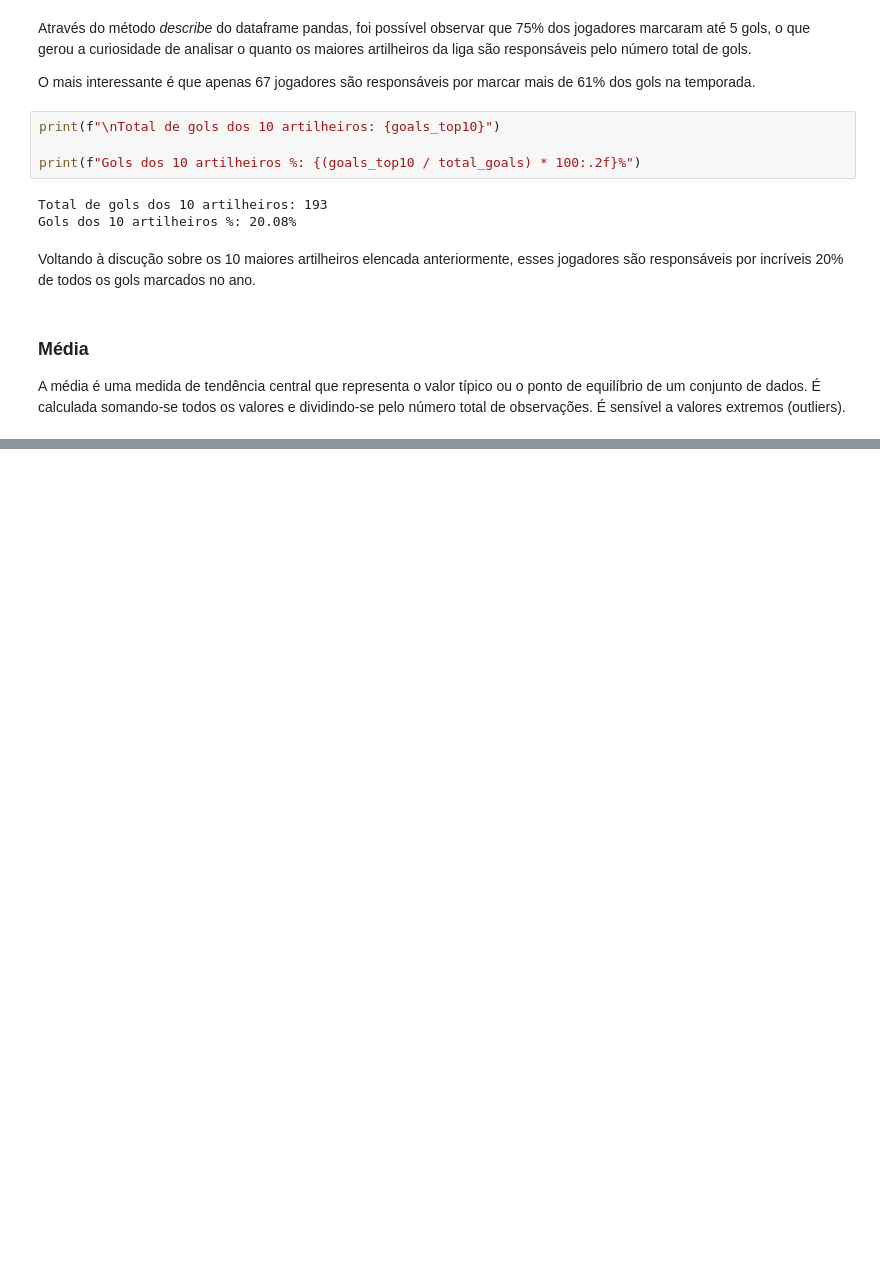
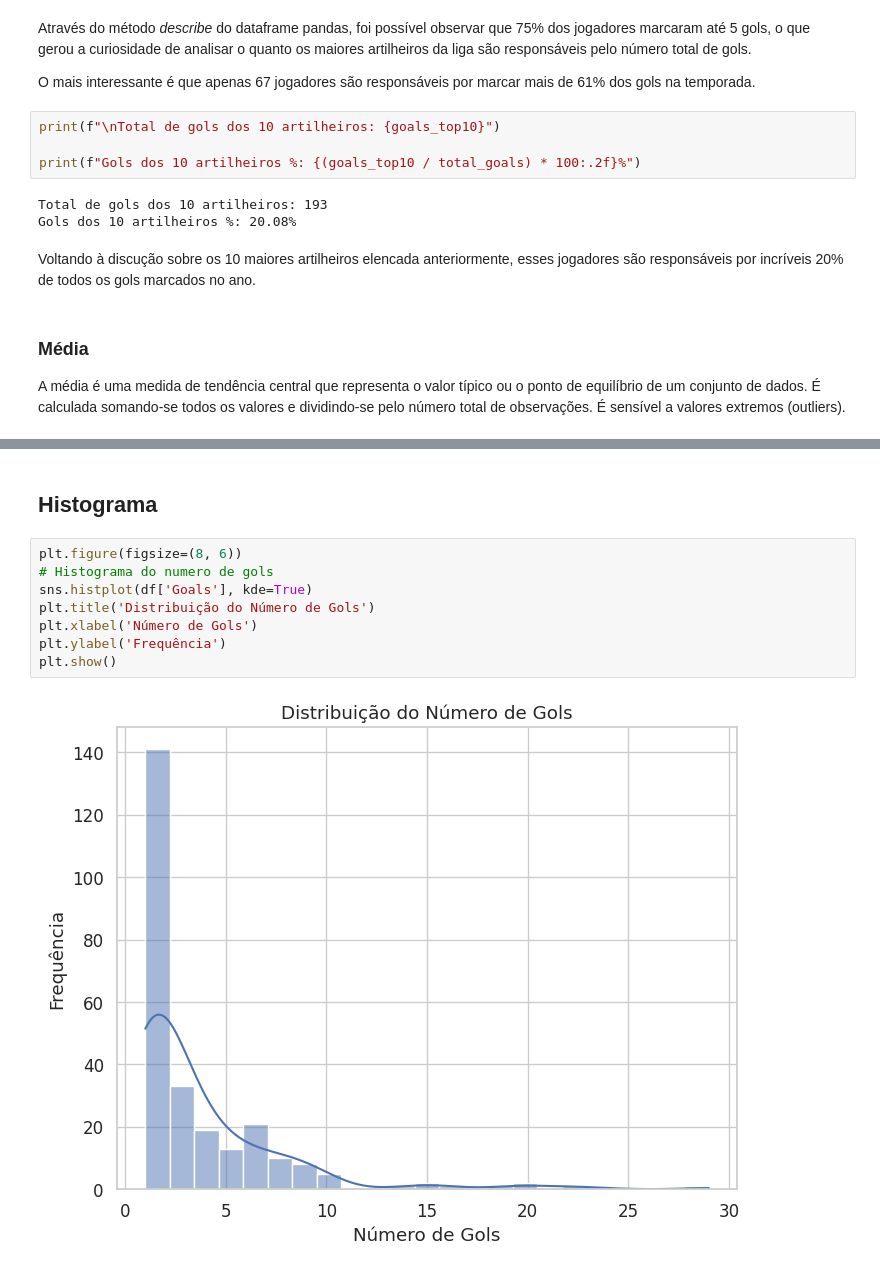
Before and after one commit to vitorwogel/MVP-Data-Analytics, a Jupyter notebook: MVP_Análise_de_Dados_e_Boas_Práticas.ipynb, the cells around one changed output, grey strips where cells are left out. Saved outputs shown, nothing was run; the diff lists cells and outputs as text; blank space fills up the shorter version.

```diff
--- a/MVP_Análise_de_Dados_e_Boas_Práticas.ipynb
+++ b/MVP_Análise_de_Dados_e_Boas_Práticas.ipynb
@@ -641,0 +691,12 @@ As três hipóteses levantadas foram validadas:
+# %% [markdown]
+## Histograma ##
+# %%
+plt.figure(figsize=(8, 6))
+# Histograma do numero de gols
+sns.histplot(df['Goals'], kde=True)
+plt.title('Distribuição do Número de Gols')
+plt.xlabel('Número de Gols')
+plt.ylabel('Frequência')
+plt.show()
+# %% [output]
+[figure, added]
```
Also changed, not shown: parts of 121 cells of this notebook.
